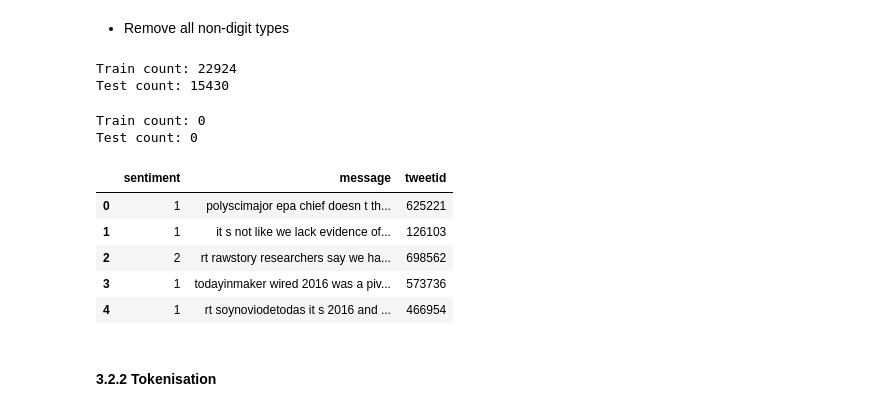
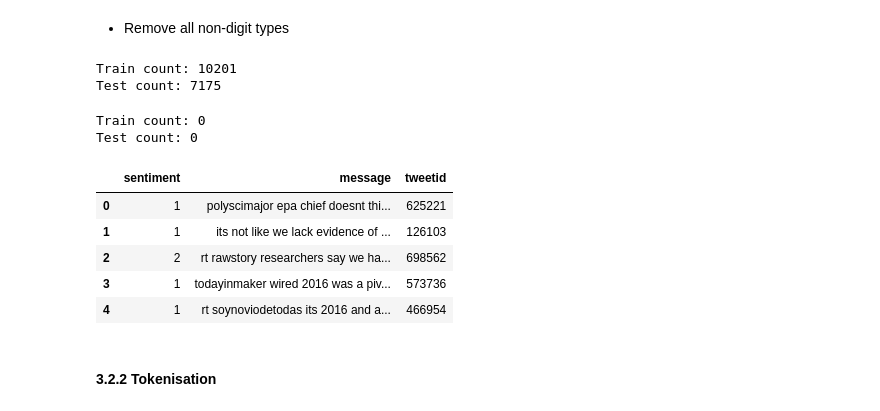
Before and after one commit to RogerA11/Team-GM4-classification-predict, a Jupyter notebook: Roger Arendse/edsa_climate_change_belief_analysis_2022.ipynb, the cells around one changed output. Cells and saved outputs as stored; diff of their text form; code cells hidden in the pictures.

```diff
--- a/Roger Arendse/edsa_climate_change_belief_analysis_2022.ipynb
+++ b/Roger Arendse/edsa_climate_change_belief_analysis_2022.ipynb
@@ -281,13 +316,9 @@ c_df_test.head(3)
 - Removing punctuations
 # %%
 
-# # Importing the string library removing punctuations in c_df_train
-# # import string
-# my_punct = string.punctuation
+# init punctuation in string library
+my_punct = string.punctuation
 
-# # Function to remove punctuaation in a message
-# def remove_punctuation(message):
-#     return ''.join([l for l in message if l not in my_punct])
-
-# c_df_train["message"] = c_df_train["message"].apply(remove_punctuation)
-# c_df_train.head(10)
+# create function to remove puntuation
+def remove_punctuation(message):
+    return ''.join([l for l in message if l not in my_punct])
@@ -329,0 +325,4 @@ c_df_test.head(3)
+# %%
+# remove punctuation in train_df
+train_df["message"] = train_df["message"].apply(remove_punctuation)
+train_df.head(4)
@@ -343,5 +358,5 @@ Test count: 62068
 # %%
-# remove \r\n characters in c_df_train
+# remove \r\n characters in train_df
 pattern = r'[^ \w\.]'
-c_df_train["message"] = c_df_train["message"].replace(to_replace=pattern, value=' ', regex=True)
+train_df["message"] = train_df["message"].replace(to_replace=pattern, value=' ', regex=True)
 # %%
@@ -364,18 +379,18 @@ It worked!
 # %% [markdown]
 - Remove all non-digit types
 # %%
-# view occurance of non letter types in both c_df_train and c_df_test
-train = c_df_train.message.str.count(r'[^a-zA-Z0-9 ]').sum()
-test = c_df_test.message.str.count(r'[^a-zA-Z0-9 ]').sum()
+# view occurance of non letter types in both train_df and test_df
+train = train_df.message.str.count(r'[^a-zA-Z0-9 ]').sum()
+test = test_df.message.str.count(r'[^a-zA-Z0-9 ]').sum()
 
 # view count
 print('Train count: {}'.format(train))
 print('Test count: {}'.format(test))
 # %% [output]
-Train count: 22924
-Test count: 15430
+Train count: 10201
+Test count: 7175
 # %%
-# remove non-digit type characters from c_df_train
+# remove non-digit type characters from train_df
 pattern = r'[^a-zA-Z0-9 ]'
-c_df_train["message"] = c_df_train["message"].replace(to_replace=pattern, value='', regex=True)
+train_df["message"] = train_df["message"].replace(to_replace=pattern, value='', regex=True)
 # %%
@@ -394,14 +409,14 @@ print('Test count: {}'.format(test))
 Train count: 0
 Test count: 0
 # %%
-c_df_train.head()
+train_df.head()
 # %% [output]
 |  | sentiment | message | tweetid |
-| 0 | 1 | polyscimajor epa chief doesn t th... | 625221 |
-| 1 | 1 | it s not like we lack evidence of... | 126103 |
+| 0 | 1 | polyscimajor epa chief doesnt thi... | 625221 |
+| 1 | 1 | its not like we lack evidence of ... | 126103 |
 | 2 | 2 | rt rawstory researchers say we ha... | 698562 |
 | 3 | 1 | todayinmaker wired 2016 was a piv... | 573736 |
-| 4 | 1 | rt soynoviodetodas it s 2016 and ... | 466954 |
+| 4 | 1 | rt soynoviodetodas its 2016 and a... | 466954 |
 # %% [markdown]
 #### 3.2.2 Tokenisation
 # %%
```
Also changed, not shown: parts of 83 cells of this notebook.
